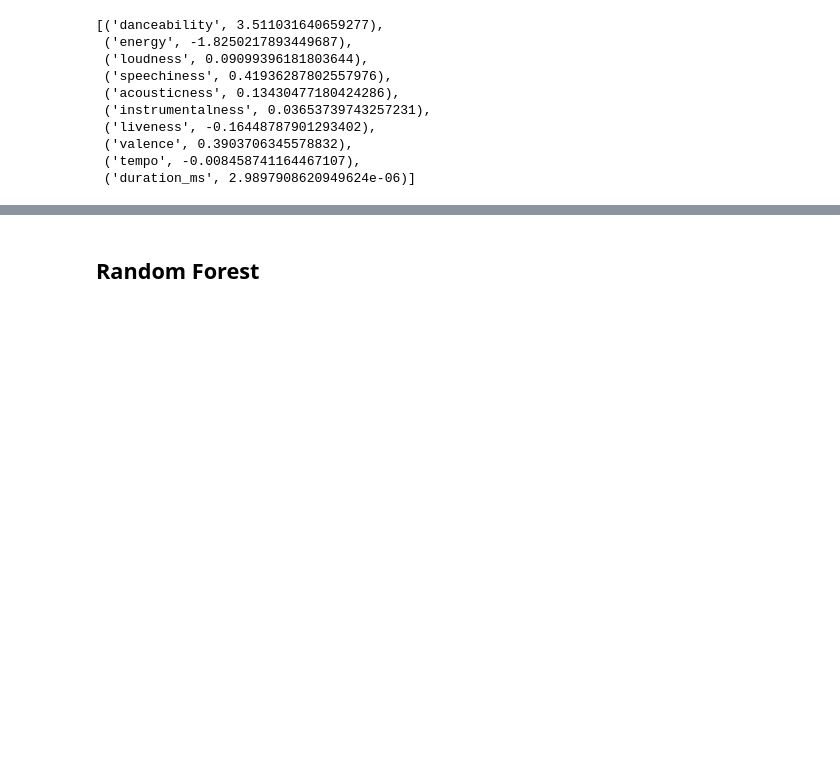
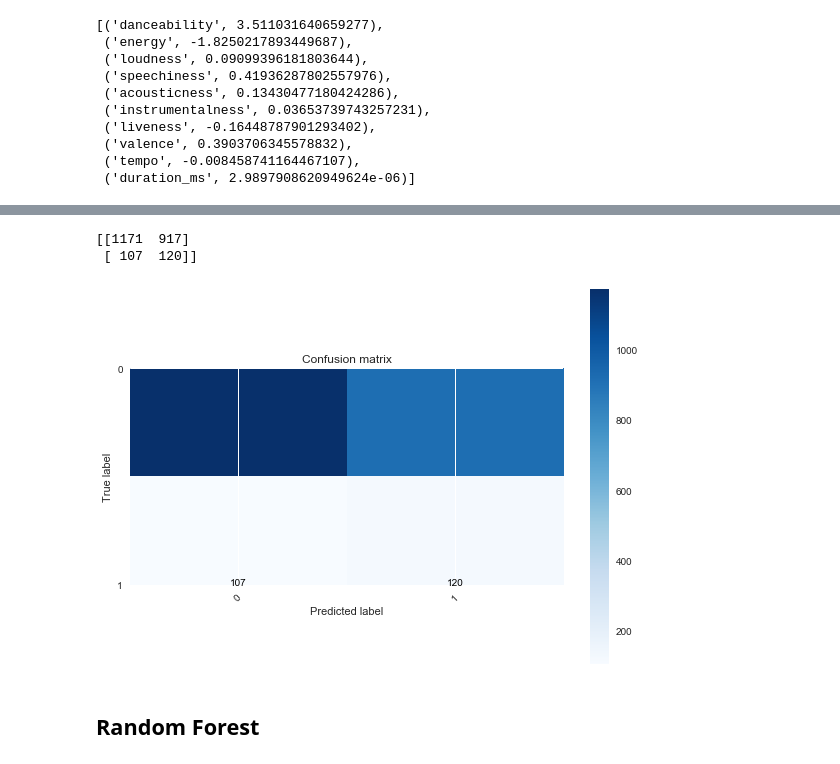
Before and after one commit to lcunningham24/Mod-5-Project, a Jupyter notebook: Final_Notebook.ipynb, the cells around one changed output, grey strips where cells are left out. Cells and saved outputs as stored; diff of their text form; code cells hidden in the pictures; blank space fills up the shorter version.

```diff
--- a/Final_Notebook.ipynb
+++ b/Final_Notebook.ipynb
@@ -353 +349,23 @@ weighted avg       0.81      0.90      0.86      2315
+# %%
+def plot_confusion_matrix(cm, classes, normalize=False, title='Confusion matrix',cmap=plt.cm.Blues):
+    if normalize:
+        cm = cm.astype('float') / cm.sum(axis=1)[:, np.newaxis]
+    print(cm)
+    plt.imshow(cm, interpolation='nearest', cmap=cmap)
+    plt.title(title)
+    plt.colorbar()
+    tick_marks = np.arange(len(classes))
+    plt.xticks(tick_marks, classes, rotation=45)
+    plt.yticks(tick_marks, classes)
+
+    fmt = '.2f' if normalize else 'd'
+    thresh = cm.max() / 2.
+    for i, j in itertools.product(range(cm.shape[0]), range(cm.shape[1])):
+        plt.text(j, i, format(cm[i, j], fmt),
+                 horizontalalignment="center",
+                 color="white" if cm[i, j] > thresh else "black")
+
+    plt.tight_layout()
+    plt.ylabel('True label')
+    plt.xlabel('Predicted label')
 # %%
@@ -391,0 +421,6 @@ grid_tree1.fit(X_train_resampled,y_train_resampled)
+# %%
+#Predict the response for test dataset
+y_pred = grid_tree1.best_estimator_.predict(X_test)
+
+# Model Accuracy, how often is the classifier correct?
+print(classification_report(y_test, y_pred, target_names=['Top 100','Top 10']))
@@ -392,2 +436,10 @@ grid_tree1.fit(X_train_resampled,y_train_resampled)
+# %%
+cm = confusion_matrix(y_test,y_pred)
+classes = ['0','1']
+plot_confusion_matrix(cm, classes, normalize=False, title='Confusion matrix', cmap=plt.cm.Blues)
+# %% [output]
+[[1171  917]
+ [ 107  120]]
+[figure, added]
 # %% [markdown]
 ## Random Forest
```
Also changed, not shown: parts of 15 cells of this notebook.
